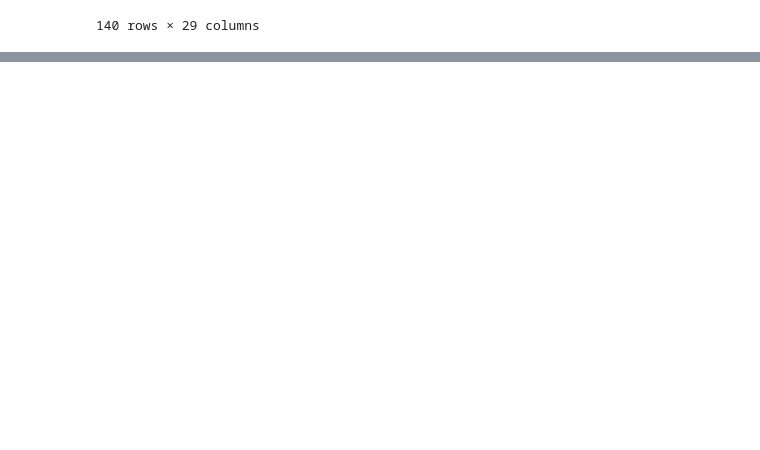
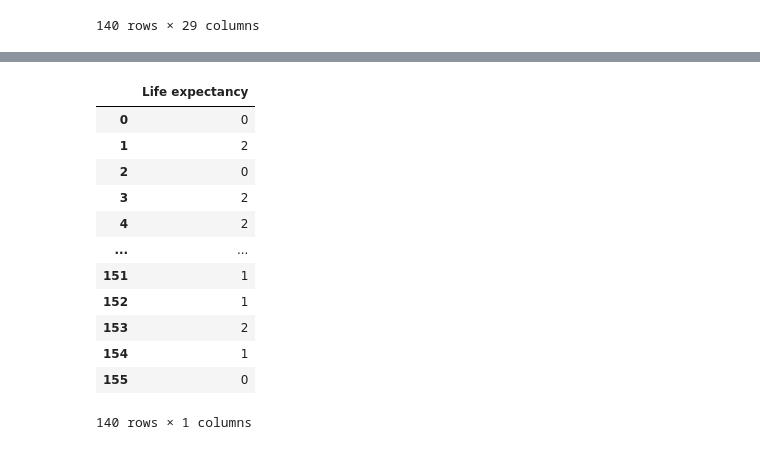
Before and after one commit to Nutsudapenpong/DPDM, a Jupyter notebook: Present.ipynb, the cells around one changed output, grey strips where cells are left out. Saved outputs shown, nothing was run; the diff lists cells and outputs as text; code cells hidden in the pictures; blank space fills up the shorter version.

```diff
--- a/Present.ipynb
+++ b/Present.ipynb
@@ -454,2 +471,19 @@ New_world2['Crops']= New_world2['Crops'].replace('4..17','4.17')
+# %%
+y = New_world2[['Life expectancy']]
+y
+# %% [output]
+|  | Life expectancy |
+| 0 | 0 |
+| 1 | 2 |
+| 2 | 0 |
+| 3 | 2 |
+| 4 | 2 |
+| ... | ... |
+| 151 | 1 |
+| 152 | 1 |
+| 153 | 2 |
+| 154 | 1 |
+| 155 | 0 |
+140 rows × 1 columns
 # %%
 from sklearn.neighbors import KNeighborsClassifier
```
Also changed, not shown: parts of 16 cells of this notebook.
